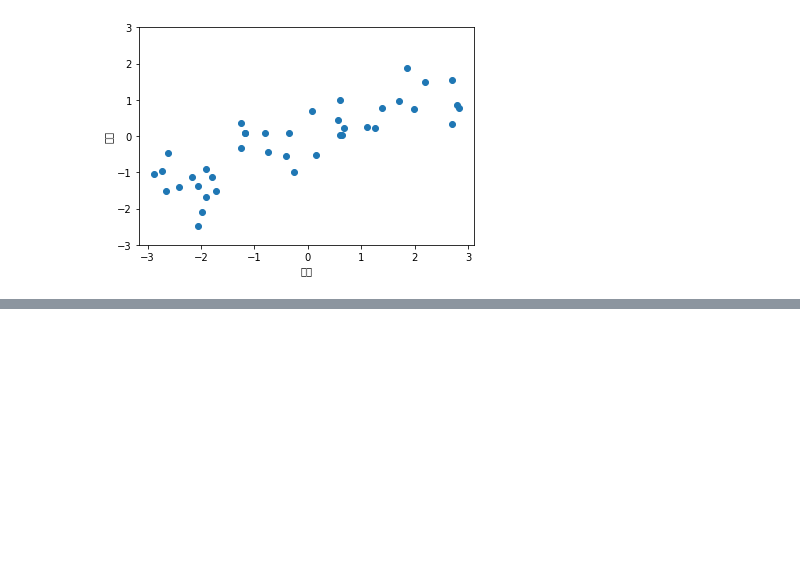
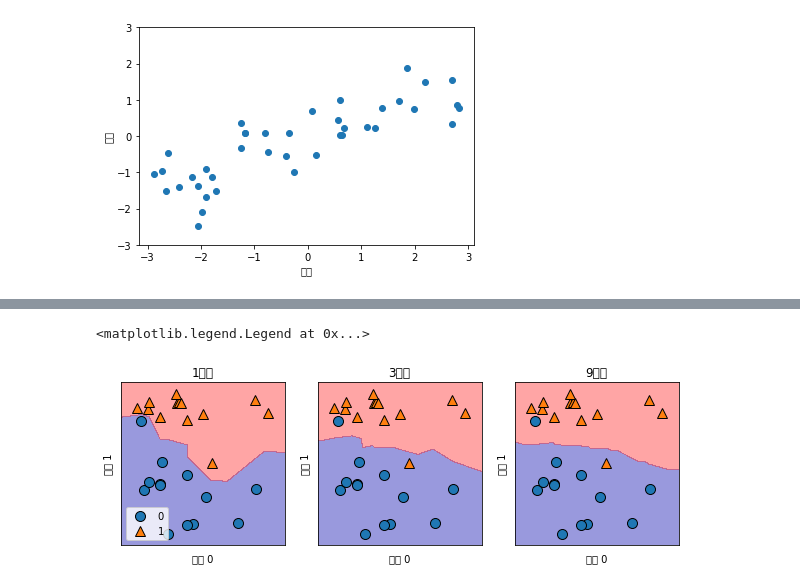
Before and after one commit to yeonseocho/Introduce-to-Machine-Learning-with-Python, a Jupyter notebook: 02. 지도 학습/2.3 지도 학습 알고리즘.ipynb, the cells around one changed output, grey strips where cells are left out. Cells and saved outputs as stored; diff of their text form; code cells hidden in the pictures; blank space fills up the shorter version.

```diff
--- a/02. 지도 학습/2.3 지도 학습 알고리즘.ipynb
+++ b/02. 지도 학습/2.3 지도 학습 알고리즘.ipynb
@@ -33,0 +115,11 @@ Text(0, 0.5, '타깃')
+# %%
+## scikit-learn을 사용해서 k-최근접 이웃 알고리즘 적용
+## 일반화 성능을 평가할 수 있도록 데이터를 훈련 세트와 테스트 세트로 나눈다.
+from sklearn.model_selection import train_test_split
+X,y=mglearn.datasets.make_forge()
+
+X_train, X_test, y_train, y_test=train_test_split(X,y, random_state=0)
+# %%
+#이웃의 수를 3으로 지정
+from sklearn.neighbors import KNeighborsClassifier
+clf=KNeighborsClassifier(n_neighbors=3)
@@ -33,0 +143,19 @@ Text(0, 0.5, '타깃')
+# %%
+fig, axes=plt.subplots(1,3, figsize=(10,3))
+
+for n_neighbors, ax in zip([1,3,9], axes):
+    #fit 메소드는 self 오브젝트를 리턴합니다.
+    #그래서 객체 생성과 fit 메소드를 한 줄에 쓸 수 있습니다.
+    clf=KNeighborsClassifier(n_neighbors=n_neighbors).fit(X,y)
+    mglearn.plots.plot_2d_separator(clf, X,fill=True,eps=0.5,ax=ax, alpha=.4)
+    mglearn.discrete_scatter(X[:,0], X[:,1],y,ax=ax)
+    ax.set_title("{}이웃".format(n_neighbors))
+    ax.set_xlabel("특성 0")
+    ax.set_ylabel("특성 1")
+axes[0].legend(loc=3)
+
+##이웃의 수를 늘릴 수록 결정경계가 부드러워진다.=더 단순한 모델
+##이웃을 적게 사용하면 모델의 복잡도가 높아지고 많이 사용하면 복잡도는 낮아진다.
+# %% [output]
+<matplotlib.legend.Legend at 0x...>
+[figure, added]
```
Also changed, not shown: parts of 21 cells of this notebook.
